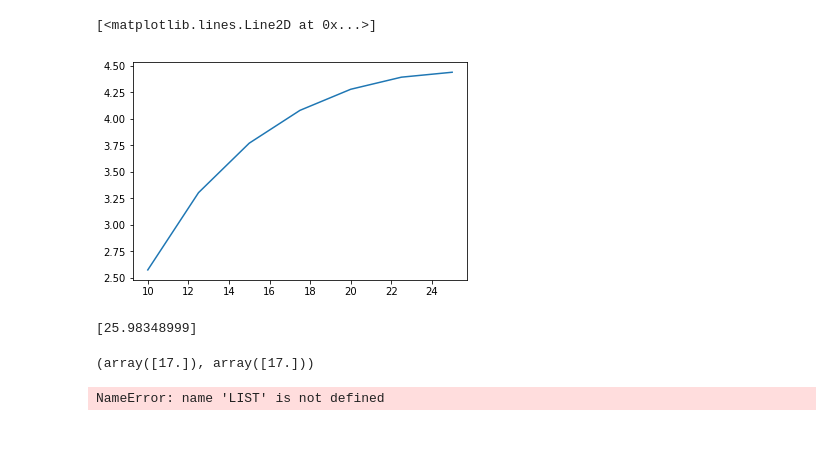
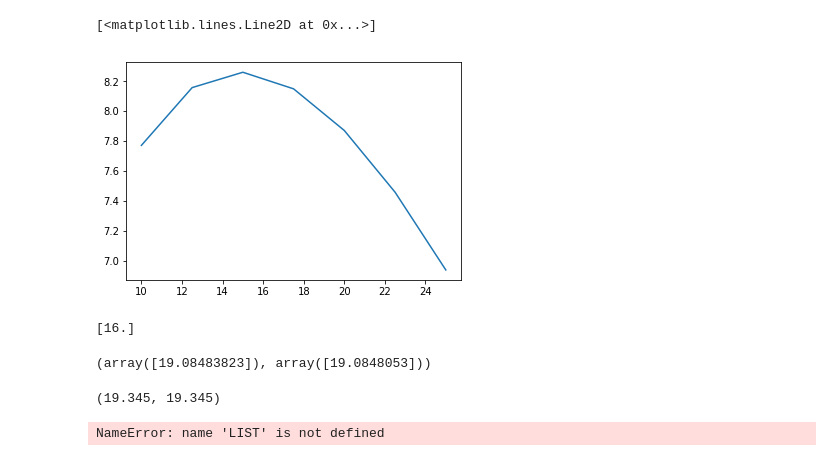
Before and after one commit to ericschulman/health_bargains, a Jupyter notebook: numerical.ipynb, the cells around one changed output. Cells and saved outputs as stored; diff of their text form; code cells hidden in the pictures.

```diff
--- a/numerical.ipynb
+++ b/numerical.ipynb
@@ -51,15 +50,15 @@ print(nash_in_nash(COST,COST, .5, .5, COST, WTP, outside_simlt(.5,COST,WTP)))
 -0.0
 # %%
-COST = 5
+COST = 10
 WTP = 25
-MU = .5
+MU = 1
 
 plt.plot([i for i in np.linspace(COST,WTP,num=7)],
          [-1*nash_in_nash(i, .75*WTP, MU, MU, COST,WTP, outside_simlt(.5,COST,WTP))
                                                           for i in np.linspace(COST,WTP,num=7)])
 # %% [output]
 [<matplotlib.lines.Line2D at 0x...>]
-[figure, old version]
+[figure, new version]
 # %%
 def bargain_helper(theta1, theta2, mu1, mu2, cost, wtp):
     """solve each firm 1s optimization holding theta 2 fixed"""
@@ -70,9 +69,9 @@ def bargain_helper(theta1, theta2, mu1, mu2, cost, wtp):
 
 COST = 5
 WTP  = 25
-print(bargain_helper(15, 15, .5, .5, COST,WTP))
+print(bargain_helper(16, 16, .5, .5, COST,WTP))
 # %% [output]
-[25.98348999]
+[16.]
 # %%
 def simult_bargain(theta1, theta2, mu1, mu2, cost, listprice):
     """solve the bargaining problems seperately and iterate for a solution"""
@@ -94,9 +93,13 @@ def simult_bargain(theta1, theta2, mu1, mu2, cost, listprice):
 
 COST = 10
 WTP  = 25
-print(simult_bargain(17,17,.5,.5,COST,WTP))
+print(simult_bargain(13,13,.7,.7,COST,WTP))
 # %% [output]
-(array([17.]), array([17.]))
+(array([19.08483823]), array([19.0848053]))
+# %%
+calc_price(13.35, 13.35, .7, .7, 10, 25)
+# %% [output]
+(19.345, 19.345)
 # %%
 def outside_seq(theta1,mu1,cost,listprice):
     """go through kkt to find a solution"""
```
Also changed, not shown: parts of 1 cell of this notebook, 1 other file.
